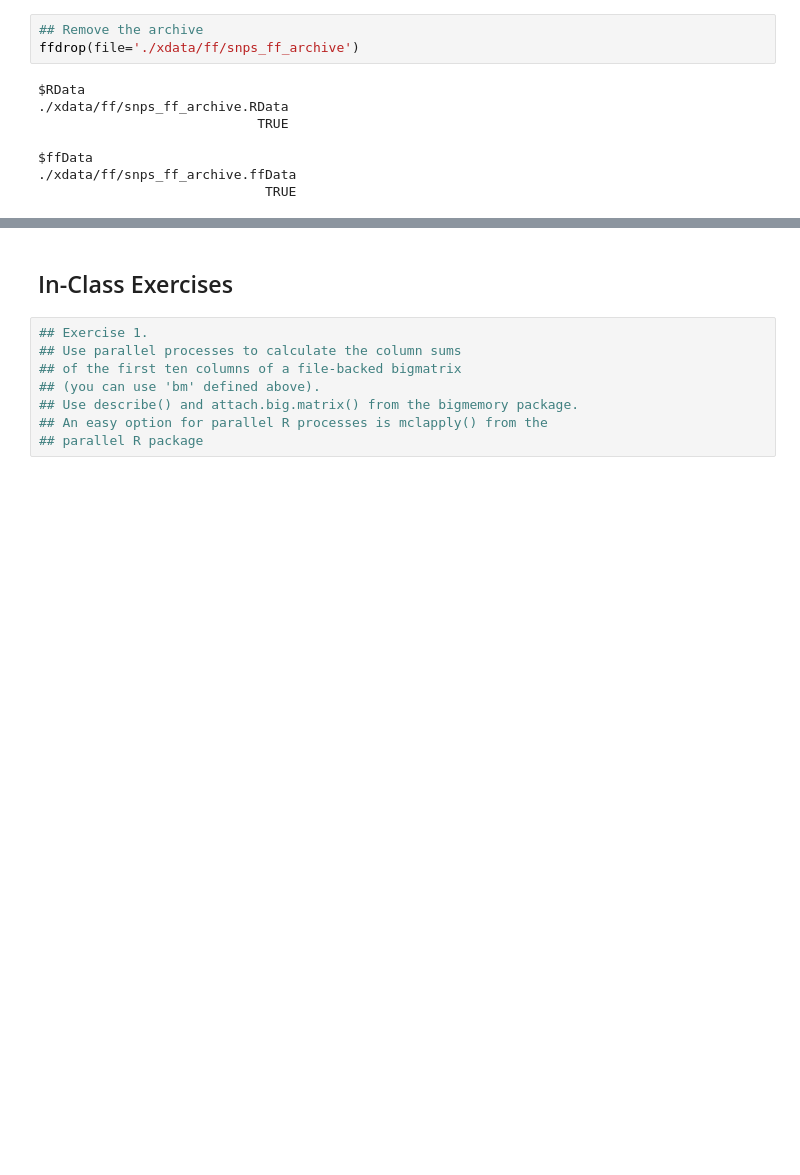
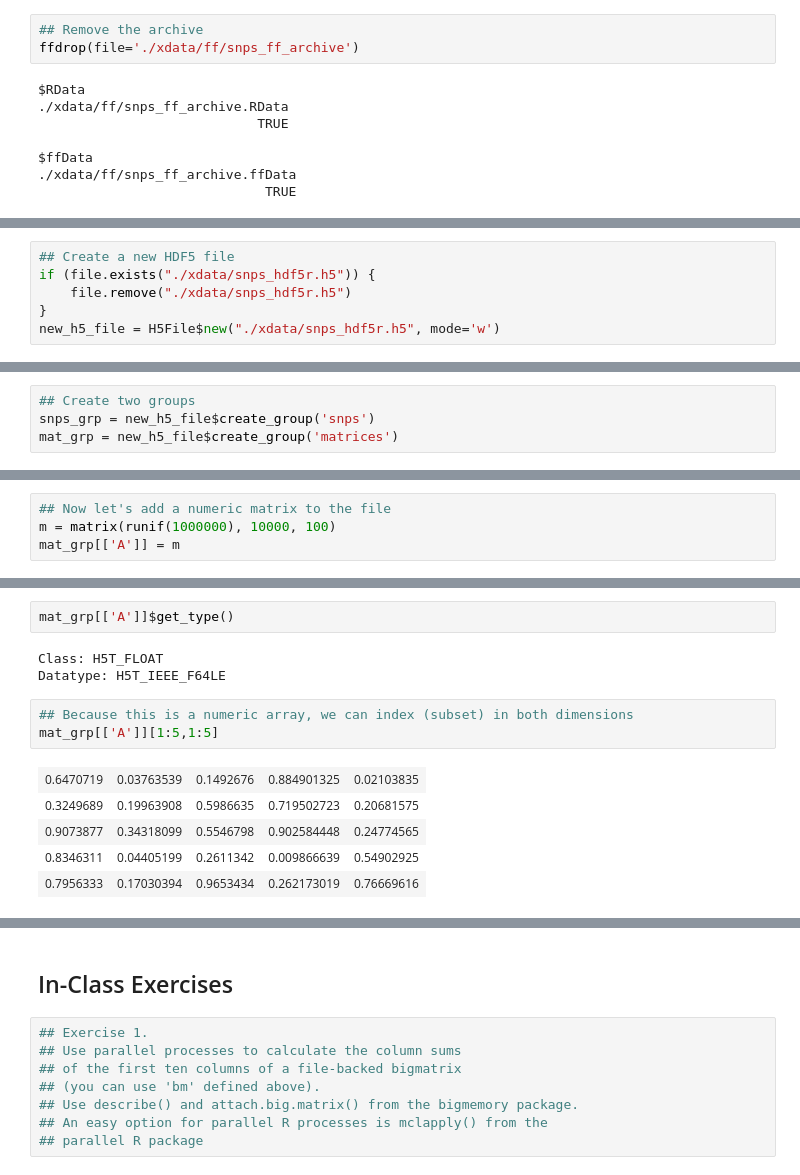
Before and after one commit to mooneymi/large_scale_data, a Jupyter notebook: BMI535_Week3_R_Data_Solutions.ipynb, the cells around one changed output, grey strips where cells are left out. Saved outputs shown, nothing was run; the diff lists cells and outputs as text; blank space fills up the shorter version.

```diff
--- a/BMI535_Week3_R_Data_Solutions.ipynb
+++ b/BMI535_Week3_R_Data_Solutions.ipynb
@@ -922,0 +844,6 @@ H5close()
+# %%
+## Create a new HDF5 file
+if (file.exists("./xdata/snps_hdf5r.h5")) {
+    file.remove("./xdata/snps_hdf5r.h5")
+}
+new_h5_file = H5File$new("./xdata/snps_hdf5r.h5", mode='w')
@@ -922,0 +852,4 @@ H5close()
+# %%
+## Create two groups
+snps_grp = new_h5_file$create_group('snps')
+mat_grp = new_h5_file$create_group('matrices')
@@ -922,0 +890,4 @@ H5close()
+# %%
+## Now let's add a numeric matrix to the file
+m = matrix(runif(1000000), 10000, 100)
+mat_grp[['A']] = m
@@ -922,0 +903,14 @@ H5close()
+# %%
+mat_grp[['A']]$get_type()
+# %% [output]
+Class: H5T_FLOAT
+Datatype: H5T_IEEE_F64LE
+# %%
+## Because this is a numeric array, we can index (subset) in both dimensions
+mat_grp[['A']][1:5,1:5]
+# %% [output]
+| 0.6470719 | 0.03763539 | 0.1492676 | 0.884901325 | 0.02103835 |
+| 0.3249689 | 0.19963908 | 0.5986635 | 0.719502723 | 0.20681575 |
+| 0.9073877 | 0.34318099 | 0.5546798 | 0.902584448 | 0.24774565 |
+| 0.8346311 | 0.04405199 | 0.2611342 | 0.009866639 | 0.54902925 |
+| 0.7956333 | 0.17030394 | 0.9653434 | 0.262173019 | 0.76669616 |
```
Also changed, not shown: parts of 82 cells of this notebook.
